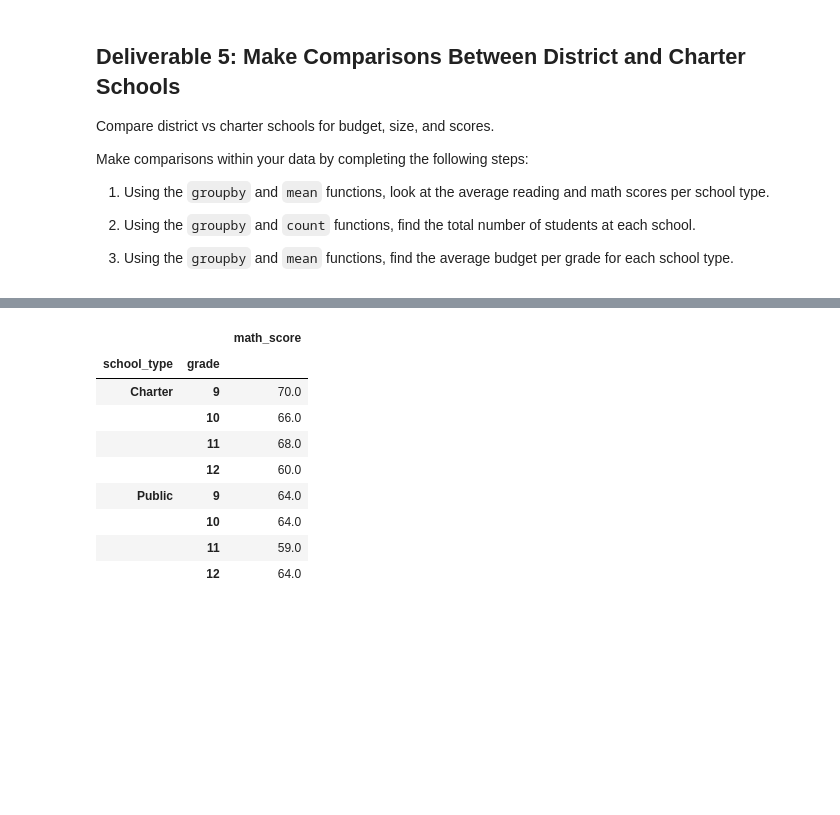
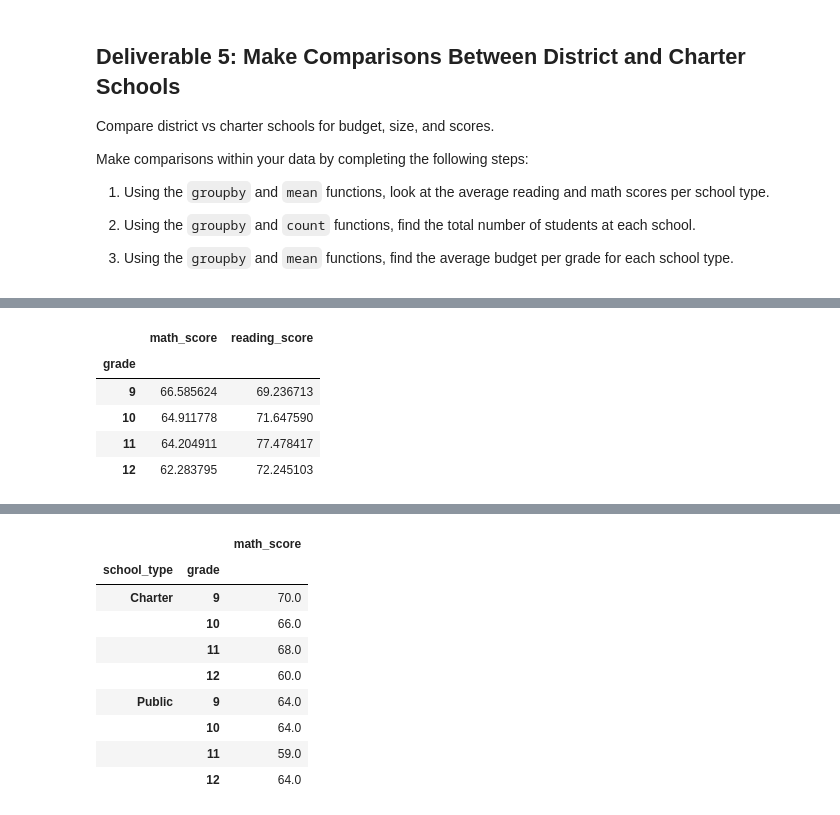
Before and after one commit to bristlab/PyCitySchools, a Jupyter notebook: PyCitySchools_Notebook.ipynb, the cells around one changed output, grey strips where cells are left out. Cells and saved outputs as stored; diff of their text form; code cells hidden in the pictures; blank space fills up the shorter version.

```diff
--- a/PyCitySchools_Notebook.ipynb
+++ b/PyCitySchools_Notebook.ipynb
@@ -319,0 +293,11 @@ Make comparisons within your data by completing the following steps:
+# %%
+# Use groupby and mean to find the average reading and math scores for each school type.
+avg_student_scores_by_grade = student_df.groupby(by='grade').mean()
+avg_student_scores_by_grade.loc[:, ["math_score", "reading_score"]]
+# %% [output]
+|  | math_score | reading_score |
+| grade |  |  |
+| 9 | 66.585624 | 69.236713 |
+| 10 | 64.911778 | 71.647590 |
+| 11 | 64.204911 | 77.478417 |
+| 12 | 62.283795 | 72.245103 |
```
Also changed, not shown: parts of 9 cells of this notebook.
